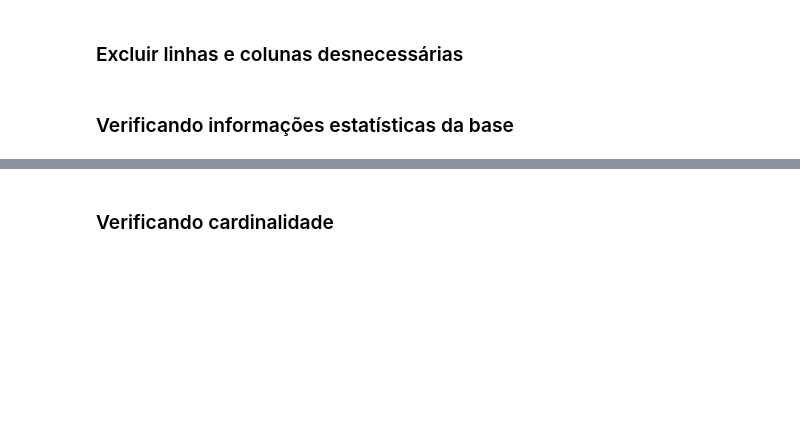
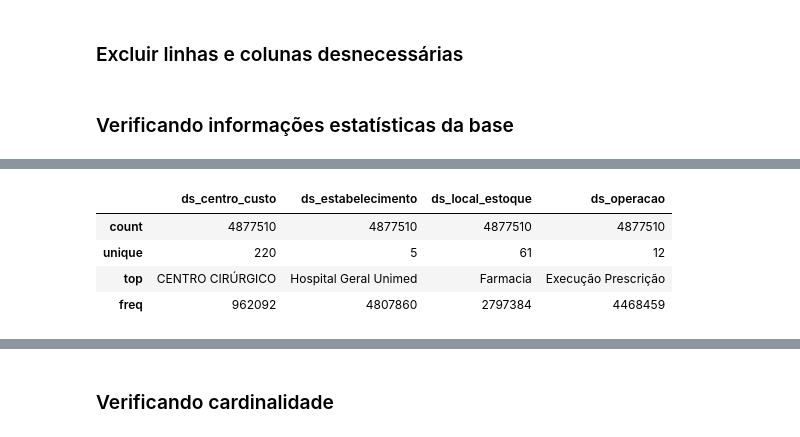
Before and after one commit to pedrofurmam/projeto-ciencia-de-dados, a Jupyter notebook: Projeto - Ciência de Dados Desafio.ipynb, the cells around one changed output, grey strips where cells are left out. Drawn from its saved outputs; the diff is of its cells as text; code cells hidden in the pictures; blank space fills up the shorter version.

```diff
--- a/Projeto - Ciência de Dados Desafio.ipynb
+++ b/Projeto - Ciência de Dados Desafio.ipynb
@@ -280,2 +485,10 @@ dtype: int64
 # %%
+# base movimentações
 # Para dados não numéricos
+novo_movimentacoes.select_dtypes(include=['category']).describe()
+# %% [output]
+|  | ds_centro_custo | ds_estabelecimento | ds_local_estoque | ds_operacao |
+| count | 4877510 | 4877510 | 4877510 | 4877510 |
+| unique | 220 | 5 | 61 | 12 |
+| top | CENTRO CIRÚRGICO | Hospital Geral Unimed | Farmacia | Execução Prescrição |
+| freq | 962092 | 4807860 | 2797384 | 4468459 |
```
Also changed, not shown: parts of 29 cells of this notebook.
